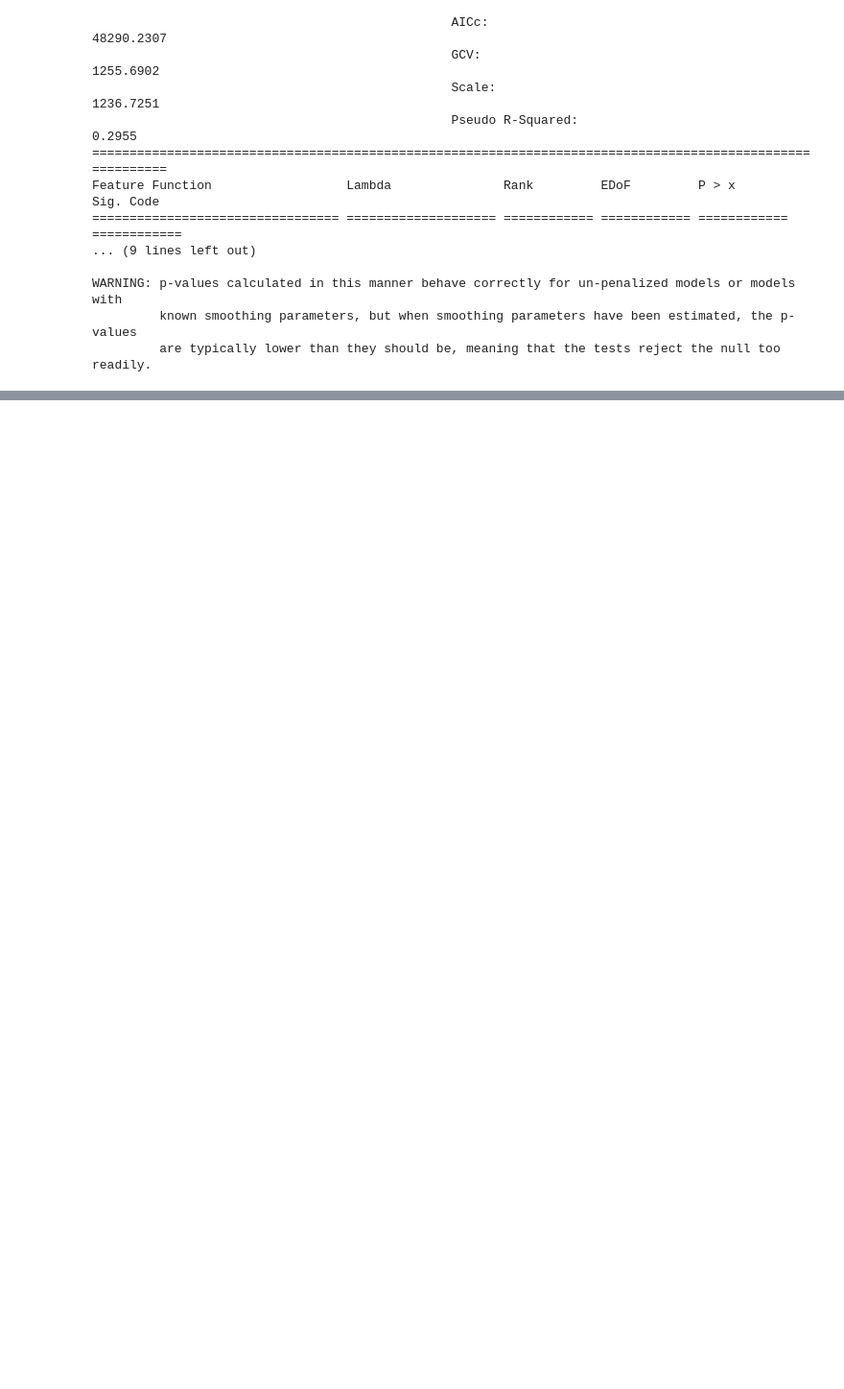
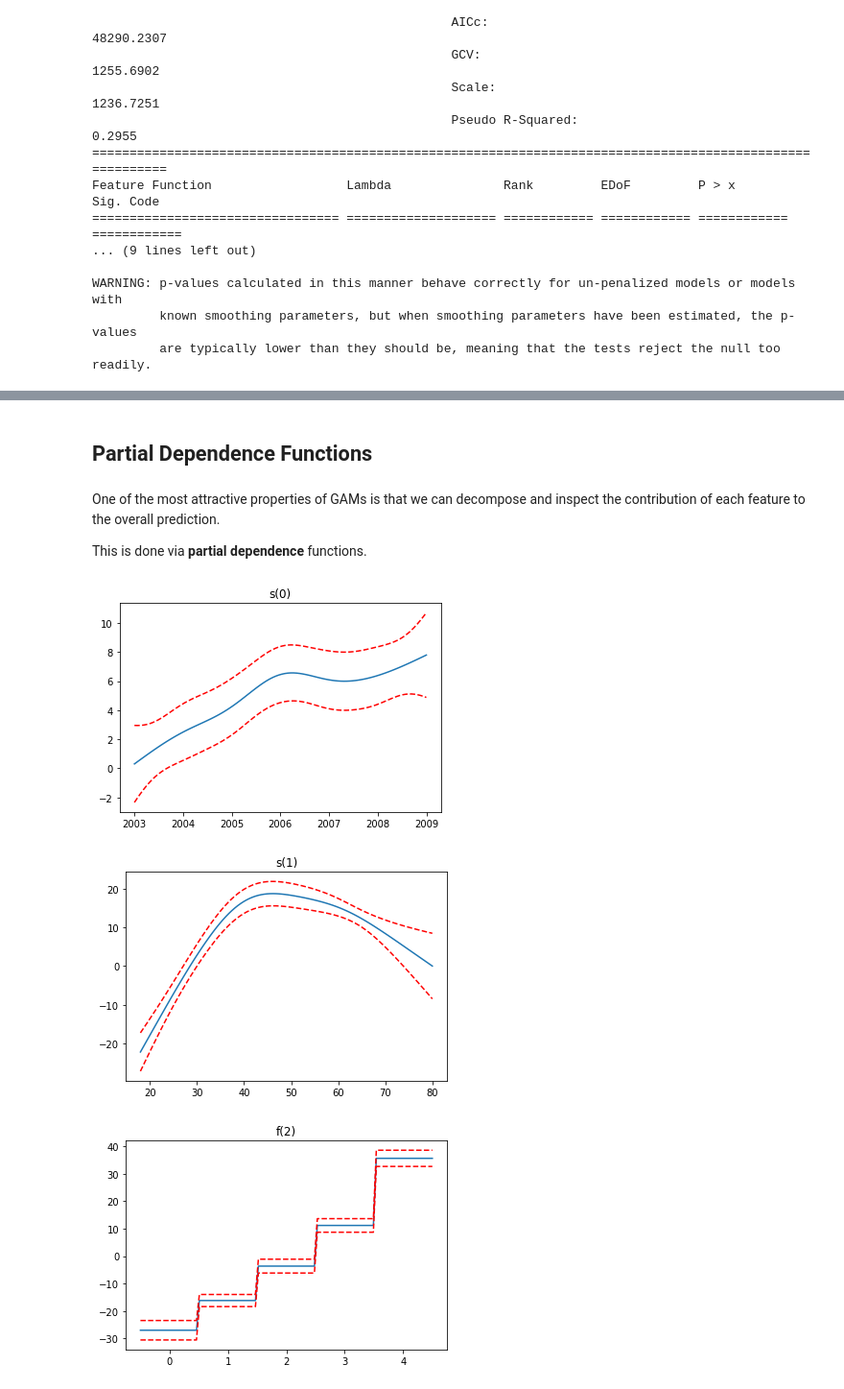
Before and after one commit to dswah/pyGAM, a Jupyter notebook: doc/source/notebooks/quick_start.ipynb, the cells around one changed output, grey strips where cells are left out. Shown at 96% size. Cells and saved outputs as stored; diff of their text form; code cells hidden in the pictures; blank space fills up the shorter version.

```diff
--- a/doc/source/notebooks/quick_start.ipynb
+++ b/doc/source/notebooks/quick_start.ipynb
@@ -125,23 +68,0 @@ for i, term in enumerate(gam.terms):
-# %%
-for i, term in enumerate(gam.terms):
-    if term.isintercept:
-        continue
-
-    # points at which to evaluate the splines
-    XX = gam.generate_X_grid(term=i, n=500)
-
-    # the splines
-    splines = term.build_columns(XX).A
-
-    plt.figure()
-    fig, axs = plt.subplots(2, 1)
-
-    # plot unweighted p-splines
-    axs[0].plot(splines)
-    axs[0].set_title(repr(term))
-
-    # plot weighted p-splines
-    idxs = gam.terms.get_coef_indices(i)
-    axs[1].plot(splines * gam.coef_[idxs])
-
-    plt.show()
@@ -185,5 +68,0 @@ True
-# %%
-from pygam import *
-from pygam.datasets import cake
-X, y = cake()
-gam = GAM().fit(X, y)
@@ -237,0 +167,22 @@ del lam_
+# %% [markdown]
+## Partial Dependence Functions
+# %% [markdown]
+One of the most attractive properties of GAMs is that we can decompose and inspect the contribution of each feature to the overall prediction.
+
+This is done via **partial dependence** functions.
+# %%
+for i, term in enumerate(gam.terms):
+    if term.isintercept:
+        continue
+
+    XX = gam.generate_X_grid(term=i)
+    pdep, confi = gam.partial_dependence(term=i, X=XX, width=0.95)
+
+    plt.figure()
+    plt.plot(XX[:, term.feature], pdep)
+    plt.plot(XX[:, term.feature], confi, c='r', ls='--')
+    plt.title(repr(term))
+# %% [output]
+[figure, added]
+[figure, added]
+[figure, added]
```
Also changed, not shown: parts of 39 cells of this notebook.
